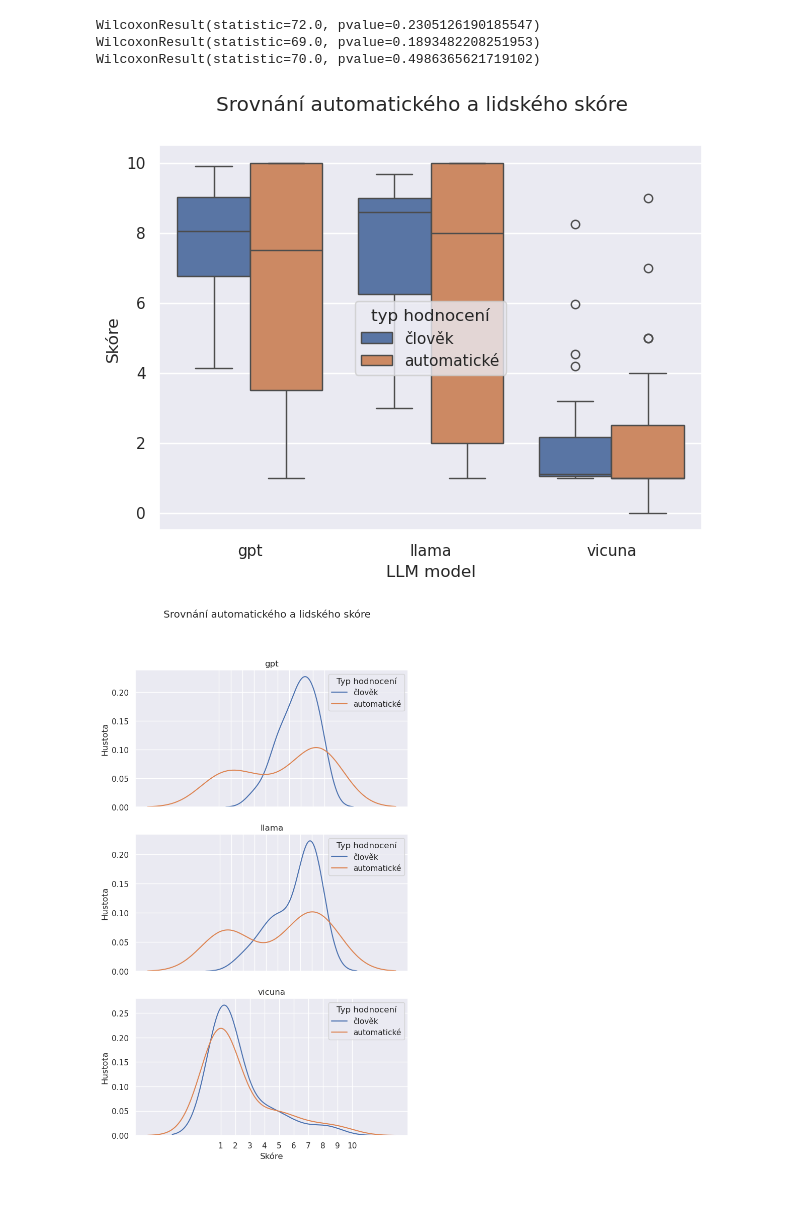
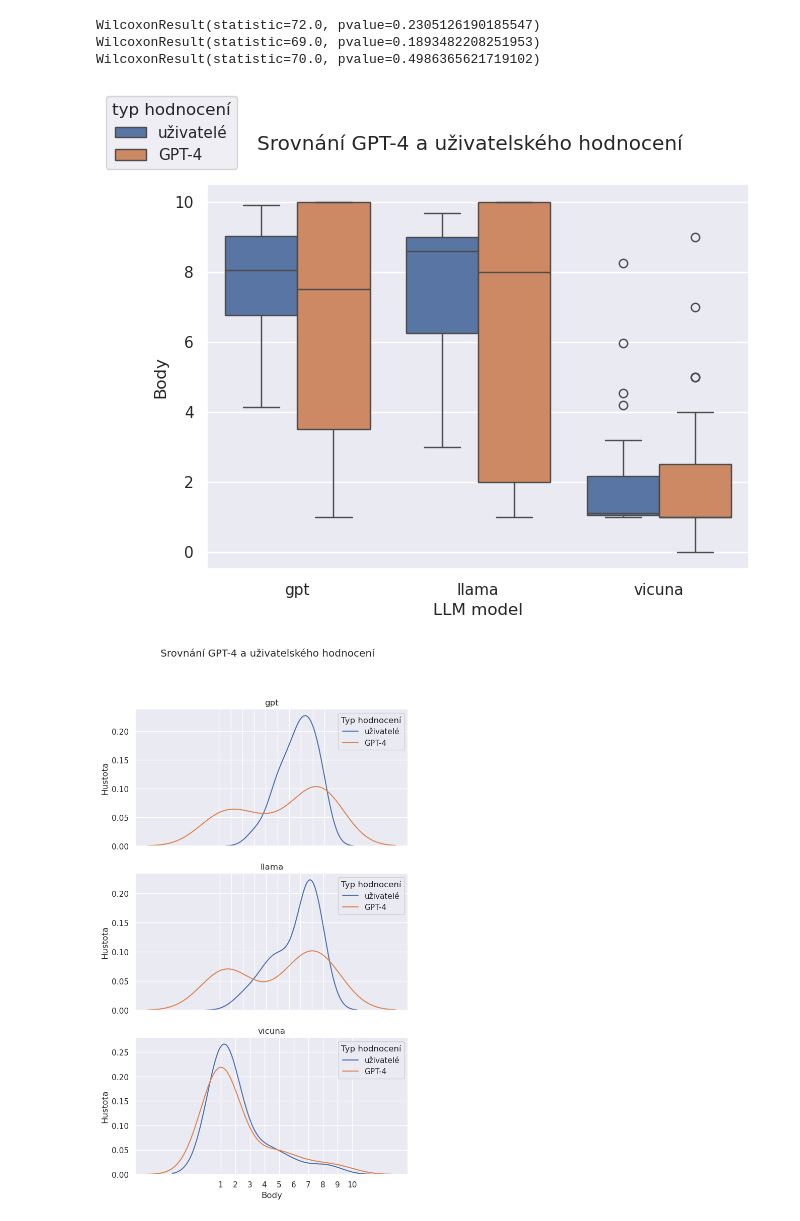
Before and after one commit to opendatalabcz/Robojudge, a Jupyter notebook: research/answer-evaluator/human_result_analysis.ipynb, the cells around one changed output. Drawn from its saved outputs; the diff is of its cells as text; code cells hidden in the pictures; blank space fills up the shorter version.

Commit message:
Fix plots

```diff
--- a/research/answer-evaluator/human_result_analysis.ipynb
+++ b/research/answer-evaluator/human_result_analysis.ipynb
@@ -118,17 +118,21 @@ WilcoxonResult(statistic=70.0, pvalue=0.4986365621719102)
 # %%
 regrouped_df = merged_df.melt(id_vars=['llm_type'], value_vars=['average_score', 'auto_score'])
 regrouped_df['variable'] = regrouped_df['variable'].replace({'average_score': 'člověk', 'auto_score': "automatické"})
 regrouped_df.rename(columns={"variable": "typ hodnocení"}, inplace=True)
 
 f, ax = plt.subplots(figsize=(7, 5))
 
-f.suptitle('Srovnání automatického a lidského skóre')
-g =sns.boxplot(regrouped_df, ax=ax, y='value', x='llm_type', hue='typ hodnocení', legend=True)
-ax.set(xlabel='LLM model', ylabel='Skóre')
+f.suptitle('Srovnání GPT-4 a uživatelského hodnocení')
+g =sns.boxplot(regrouped_df, ax=ax, y='value', x='llm_type', hue='typ hodnocení')
+sns.move_legend(g, "upper left", bbox_to_anchor=(-0.2, 1.25))
+
+for t, l in zip(g.get_legend().texts, ['uživatelé', 'GPT-4']):
+    t.set_text(l)
+ax.set(xlabel='LLM model', ylabel='Body')
 
 f.savefig(FIGURE_FILE_PATH / 'comp_boxplot.png')
 # %% [output]
-[figure, old version]
+[figure, new version]
 # %%
 # Create plots for each llm_type to compare auto vs human distributions of score
 f, axes = plt.subplots(3, figsize=(7, 12))
@@ -136,17 +140,17 @@ f, axes = plt.subplots(3, figsize=(7, 12))
 
 for ax, llm_type in zip(axes, ['gpt', 'llama', 'vicuna']):
     ax.set_xticks(range(1,11))
-    f.suptitle('Srovnání automatického a lidského skóre')
+    f.suptitle('Srovnání GPT-4 a uživatelského hodnocení')
     ax.set_title(llm_type)
     g =sns.kdeplot(merged_df[merged_df['llm_type'] == llm_type], ax=ax, x='average_score')
     g =sns.kdeplot(merged_df[merged_df['llm_type'] == llm_type], ax=ax, x='auto_score')
-    ax.legend(title='Typ hodnocení', labels=['člověk', 'automatické'])
+    ax.legend(title='Typ hodnocení', labels=['uživatelé', 'GPT-4'])
 
 for ax in axes.flat:
-    ax.set(xlabel='Skóre', ylabel='Hustota')
+    ax.set(xlabel='Body', ylabel='Hustota')
 for ax in axes.flat:
     ax.label_outer()
 
 f.savefig(FIGURE_FILE_PATH / 'comp_kde.png')
 # %% [output]
-[figure, old version]
+[figure, new version]
```
Also changed, not shown: parts of 2 cells of this notebook, 12 other files.
